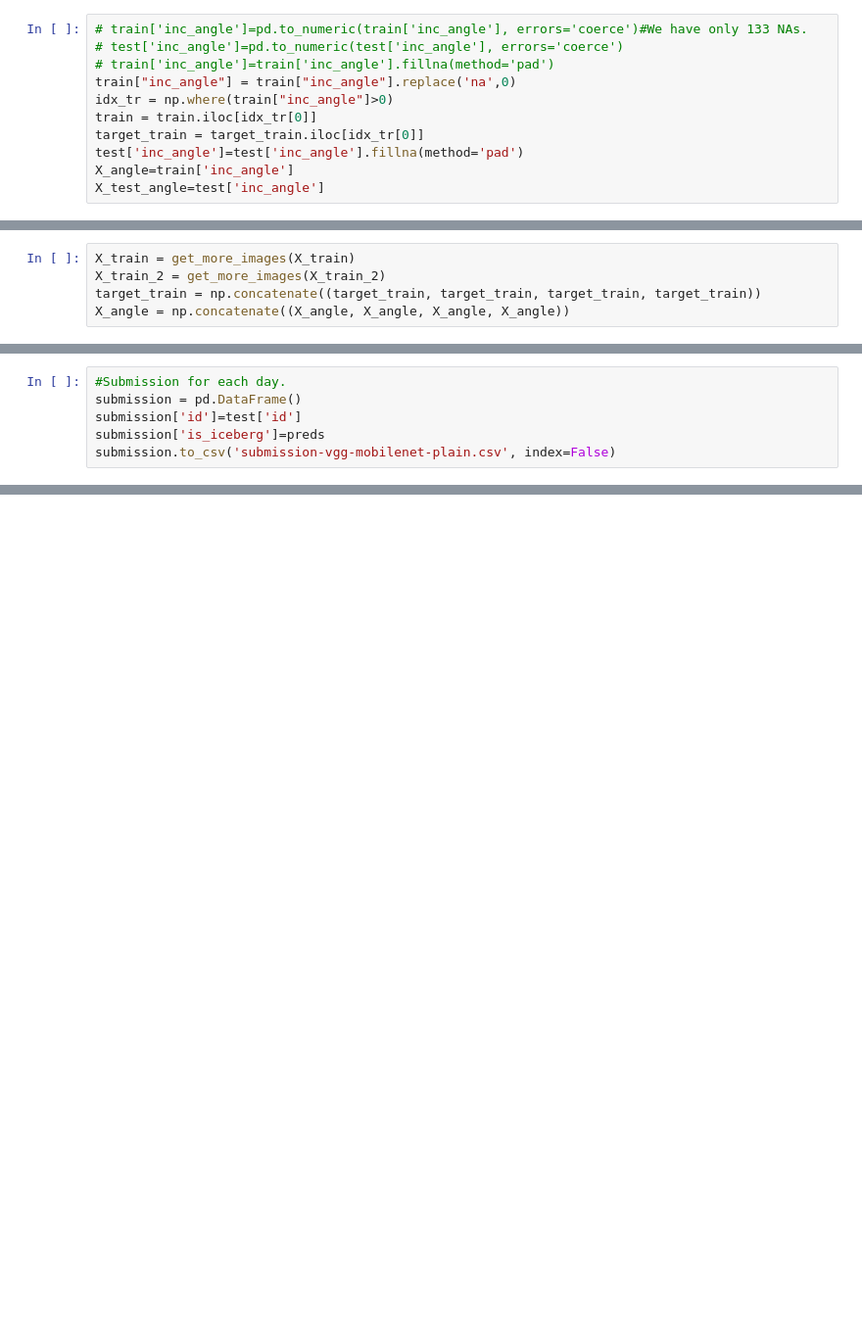
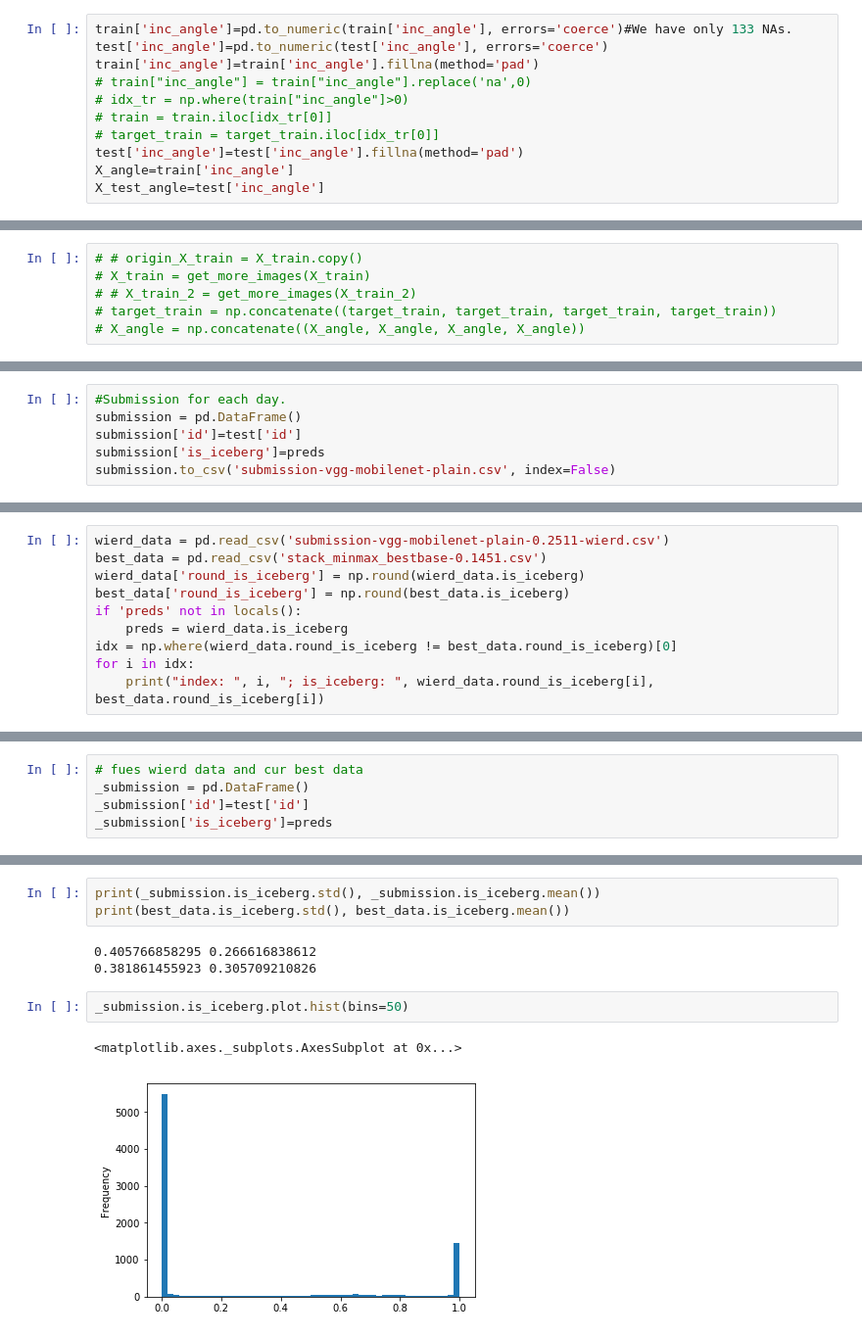
Before and after one commit to why2012/notebook, a Jupyter notebook: Iceberg_VGG_MobileNet_Trans.ipynb, the cells around one changed output, grey strips where cells are left out. Shown at 98% size. Drawn from its saved outputs; the diff is of its cells as text; blank space fills up the shorter version.

```diff
--- a/Iceberg_VGG_MobileNet_Trans.ipynb
+++ b/Iceberg_VGG_MobileNet_Trans.ipynb
@@ -142,11 +117,11 @@ display_img(band_1, band_2, is_iceberg, angle)
 # %%
-# train['inc_angle']=pd.to_numeric(train['inc_angle'], errors='coerce')#We have only 133 NAs.
-# test['inc_angle']=pd.to_numeric(test['inc_angle'], errors='coerce')
-# train['inc_angle']=train['inc_angle'].fillna(method='pad')
-train["inc_angle"] = train["inc_angle"].replace('na',0)
-idx_tr = np.where(train["inc_angle"]>0)
-train = train.iloc[idx_tr[0]]
-target_train = target_train.iloc[idx_tr[0]]
+train['inc_angle']=pd.to_numeric(train['inc_angle'], errors='coerce')#We have only 133 NAs.
+test['inc_angle']=pd.to_numeric(test['inc_angle'], errors='coerce')
+train['inc_angle']=train['inc_angle'].fillna(method='pad')
+# train["inc_angle"] = train["inc_angle"].replace('na',0)
+# idx_tr = np.where(train["inc_angle"]>0)
+# train = train.iloc[idx_tr[0]]
+# target_train = target_train.iloc[idx_tr[0]]
 test['inc_angle']=test['inc_angle'].fillna(method='pad')
 X_angle=train['inc_angle']
 X_test_angle=test['inc_angle']
@@ -200,6 +175,7 @@ X_test_2 = np.concatenate([X_band_test_1_filtered[:, :, :, np.newaxis], X_band_t
 # %%
-X_train = get_more_images(X_train)
-X_train_2 = get_more_images(X_train_2)
-target_train = np.concatenate((target_train, target_train, target_train, target_train))
-X_angle = np.concatenate((X_angle, X_angle, X_angle, X_angle))
+# # origin_X_train = X_train.copy()
+# X_train = get_more_images(X_train)
+# # X_train_2 = get_more_images(X_train_2)
+# target_train = np.concatenate((target_train, target_train, target_train, target_train))
+# X_angle = np.concatenate((X_angle, X_angle, X_angle, X_angle))
 # %%
@@ -515,0 +513,10 @@ submission.to_csv('submission-vgg-mobilenet-plain.csv', index=False)
+# %%
+wierd_data = pd.read_csv('submission-vgg-mobilenet-plain-0.2511-wierd.csv')
+best_data = pd.read_csv('stack_minmax_bestbase-0.1451.csv')
+wierd_data['round_is_iceberg'] = np.round(wierd_data.is_iceberg)
+best_data['round_is_iceberg'] = np.round(best_data.is_iceberg)
+if 'preds' not in locals():
+    preds = wierd_data.is_iceberg
+idx = np.where(wierd_data.round_is_iceberg != best_data.round_is_iceberg)[0]
+for i in idx:
+    print("index: ", i, "; is_iceberg: ", wierd_data.round_is_iceberg[i], best_data.round_is_iceberg[i])
@@ -515,0 +567,5 @@ submission.to_csv('submission-vgg-mobilenet-plain.csv', index=False)
+# %%
+# fues wierd data and cur best data
+_submission = pd.DataFrame()
+_submission['id']=test['id']
+_submission['is_iceberg']=preds
@@ -515,0 +576,11 @@ submission.to_csv('submission-vgg-mobilenet-plain.csv', index=False)
+# %%
+print(_submission.is_iceberg.std(), _submission.is_iceberg.mean())
+print(best_data.is_iceberg.std(), best_data.is_iceberg.mean())
+# %% [output]
+0.405766858295 0.266616838612
+0.381861455923 0.305709210826
+# %%
+_submission.is_iceberg.plot.hist(bins=50)
+# %% [output]
+<matplotlib.axes._subplots.AxesSubplot at 0x...>
+[figure, added]
```
Also changed, not shown: parts of 33 cells of this notebook, 4 other files.
